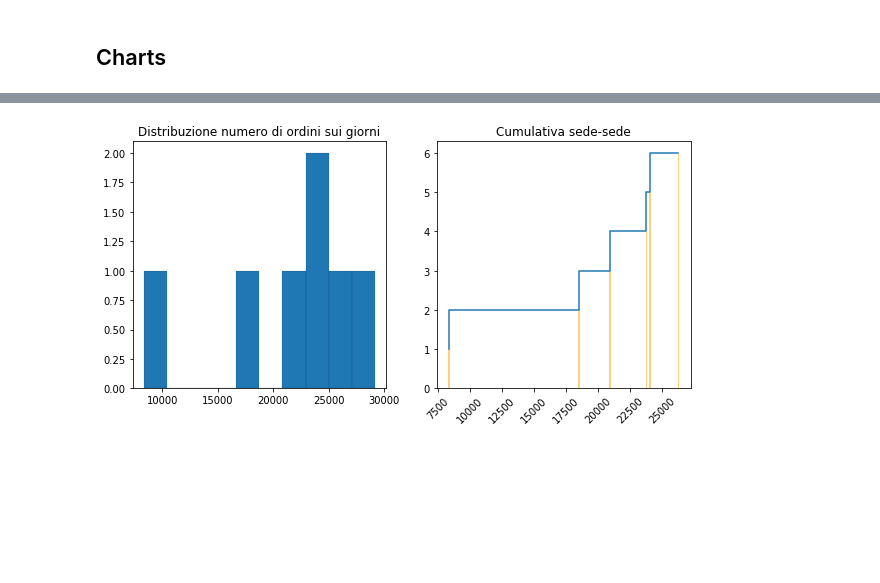
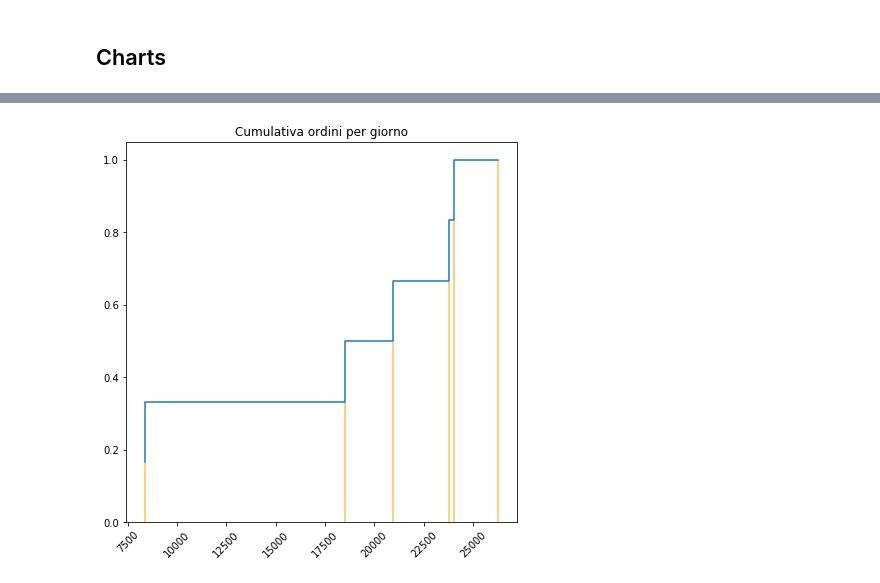
Before and after one commit to MassimoCavagna/Bachelor-Thesis, a Jupyter notebook: Dati/explorative_analysis/Distribution_analysis.ipynb, the cells around one changed output, grey strips where cells are left out. Drawn from its saved outputs; the diff is of its cells as text; code cells hidden in the pictures; blank space fills up the shorter version.

```diff
--- a/Dati/explorative_analysis/Distribution_analysis.ipynb
+++ b/Dati/explorative_analysis/Distribution_analysis.ipynb
@@ -136,7 +147,7 @@ for d in k.index:
 tot_rz = [n for n in tot if n!=0]
 x = []
 y = []
-for i in range(1,200):
+for i in range(1,1000):
     c = list(tot_rz).count(i)
     if c>0:
         y.append(c)
@@ -163,7 +170,7 @@ for lt in tmp.values.tolist():
 tot_rz = [n for n in tot if n!=0]
 x = []
 y = []
-for i in range(1,500):
+for i in range(1,1000):
     c = list(tot_rz).count(i)
     if c>0:
         y.append(c)
@@ -184,27 +191,19 @@ plt.show()
 # %%
-plt.figure(figsize=[10,10])
-
-
-
-plt.subplot(221)
+plt.figure(figsize=[7,7])
 h = [len(x) for x in k]
-plt.hist(h, edgecolor='black', linewidth=0.1)
-plt.title("Distribuzione numero di ordini sui giorni")
-
-plt.subplot(222)
 x = []
 y = []
 for i in range(1,max(h)):
     c = list(h).count(i)
     if c>0:
         y.append(c)
         x.append(i)
-plt.step(x, np.cumsum(y))
-plt.bar(x, np.cumsum(y), width=100, color="orange", alpha=0.5)
+plt.step(x, np.cumsum(y)/max(np.cumsum(y)))
+plt.bar(x, np.cumsum(y)/max(np.cumsum(y)), width=100, color="orange", alpha=0.5)
 
 plt.xticks(rotation=45)
 plt.title("Cumulativa ordini per giorno")
 
 plt.show()
 # %% [output]
-[figure, old version]
+[figure, new version]
```
Also changed, not shown: parts of 6 cells of this notebook, 3 other files.
